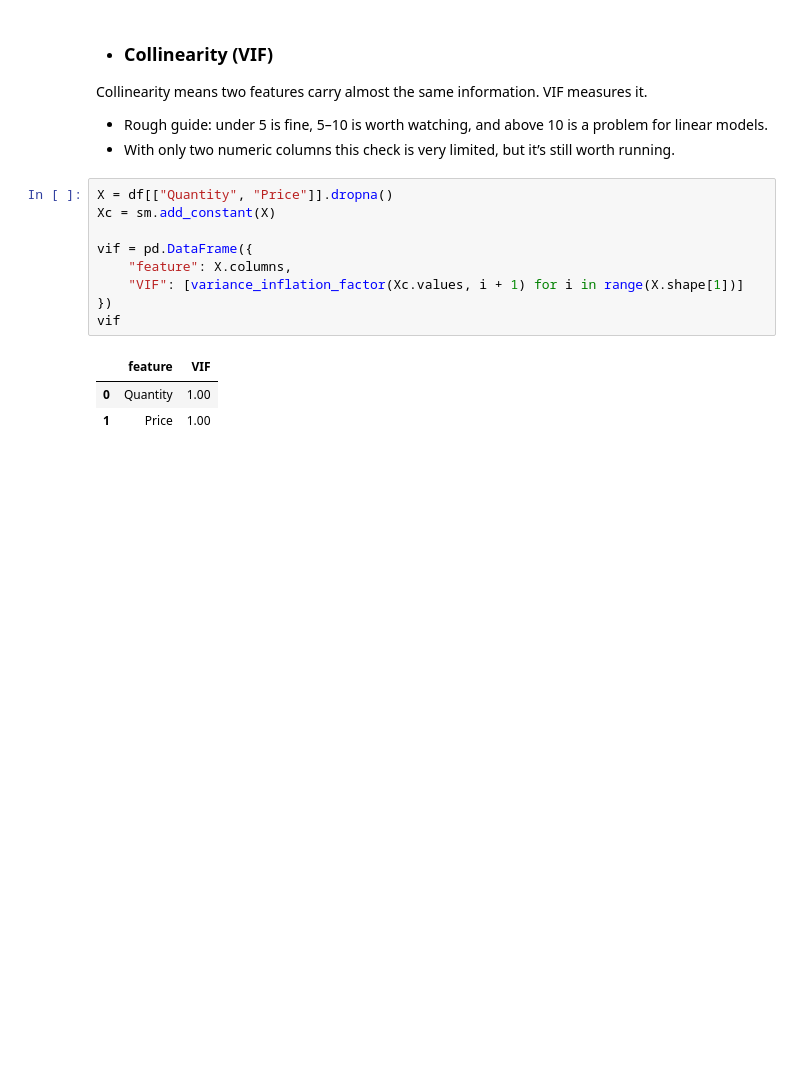
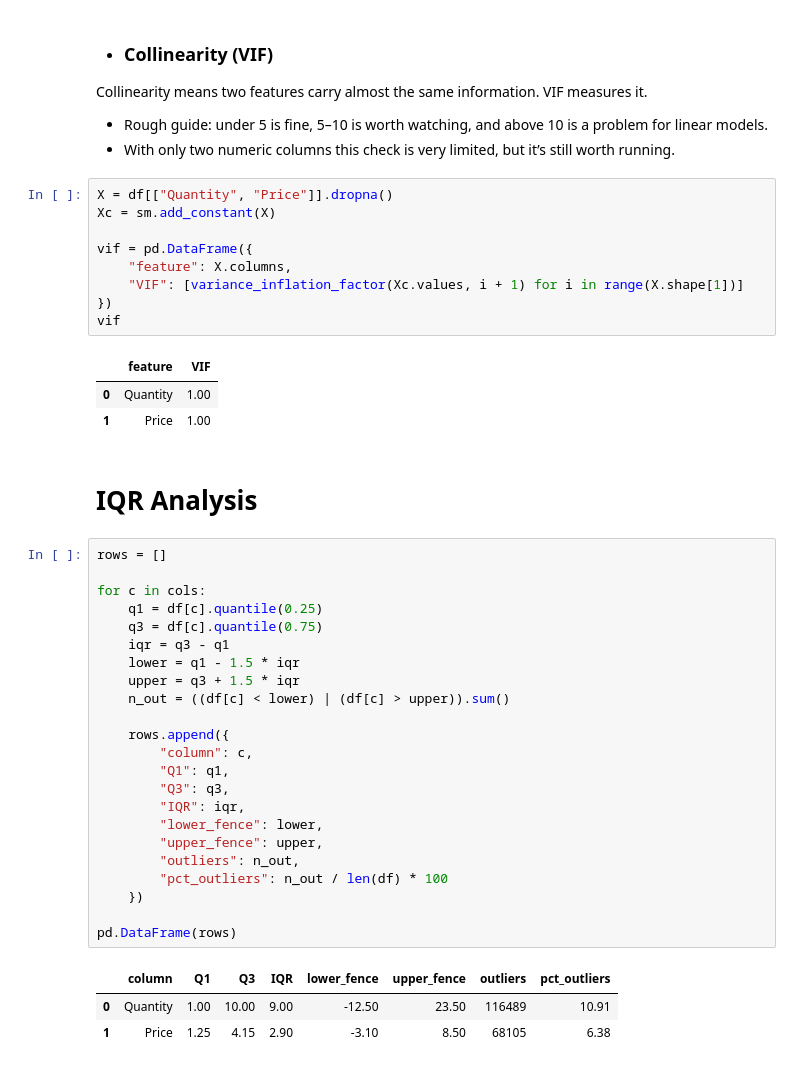
Before and after one commit to haneenwaled/SIC-Graduation-project-, a Jupyter notebook: Notebooks/EDA.ipynb, the cells around one changed output. Cells and saved outputs as stored; diff of their text form; blank space fills up the shorter version.

```diff
--- a/Notebooks/EDA.ipynb
+++ b/Notebooks/EDA.ipynb
@@ -273,3 +272,32 @@ vif
 |  | feature | VIF |
 | 0 | Quantity | 1.00 |
 | 1 | Price | 1.00 |
+# %% [markdown]
+# IQR Analysis
+# %%
+rows = []
+
+for c in cols:
+    q1 = df[c].quantile(0.25)
+    q3 = df[c].quantile(0.75)
+    iqr = q3 - q1
+    lower = q1 - 1.5 * iqr
+    upper = q3 + 1.5 * iqr
+    n_out = ((df[c] < lower) | (df[c] > upper)).sum()
+
+    rows.append({
+        "column": c,
+        "Q1": q1,
+        "Q3": q3,
+        "IQR": iqr,
+        "lower_fence": lower,
+        "upper_fence": upper,
+        "outliers": n_out,
+        "pct_outliers": n_out / len(df) * 100
+    })
+
+pd.DataFrame(rows)
+# %% [output]
+|  | column | Q1 | Q3 | IQR | lower_fence | upper_fence | outliers | pct_outliers |
+| 0 | Quantity | 1.00 | 10.00 | 9.00 | -12.50 | 23.50 | 116489 | 10.91 |
+| 1 | Price | 1.25 | 4.15 | 2.90 | -3.10 | 8.50 | 68105 | 6.38 |
```
Also changed, not shown: parts of 3 cells of this notebook.
